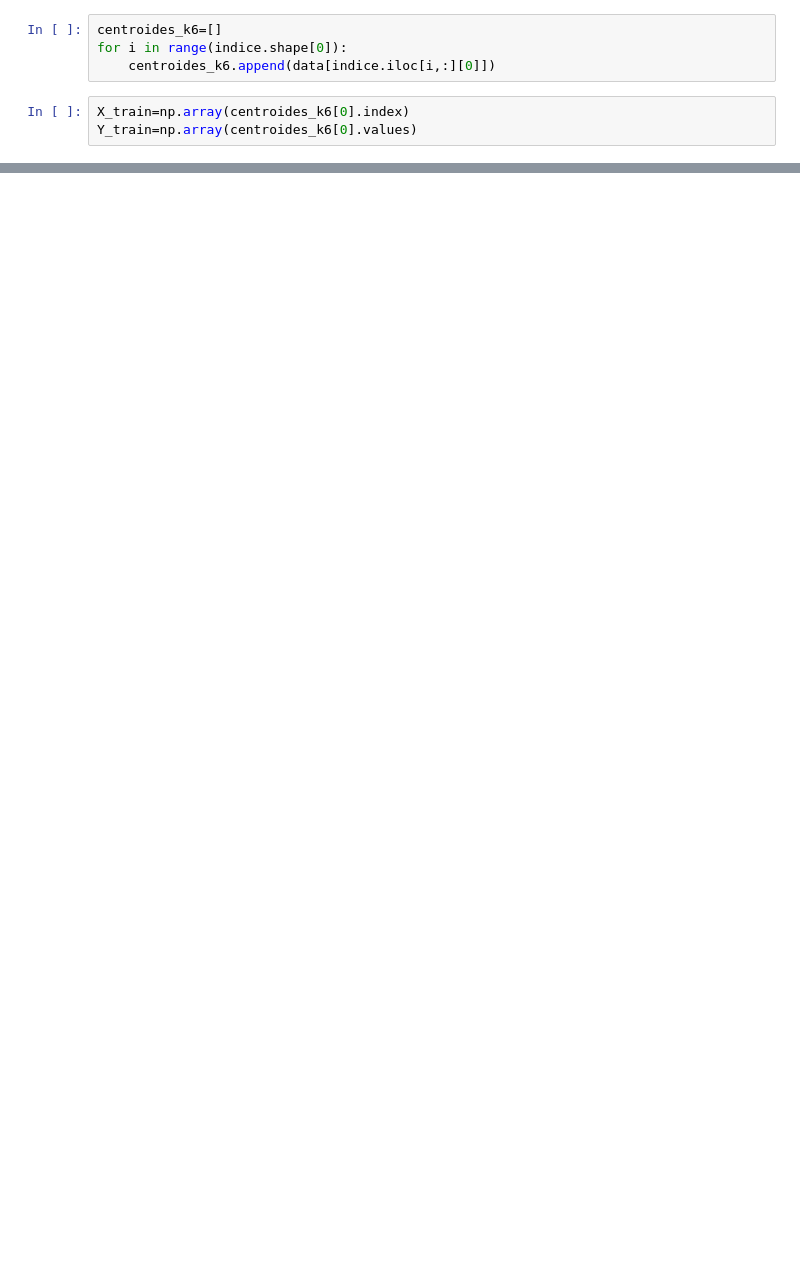
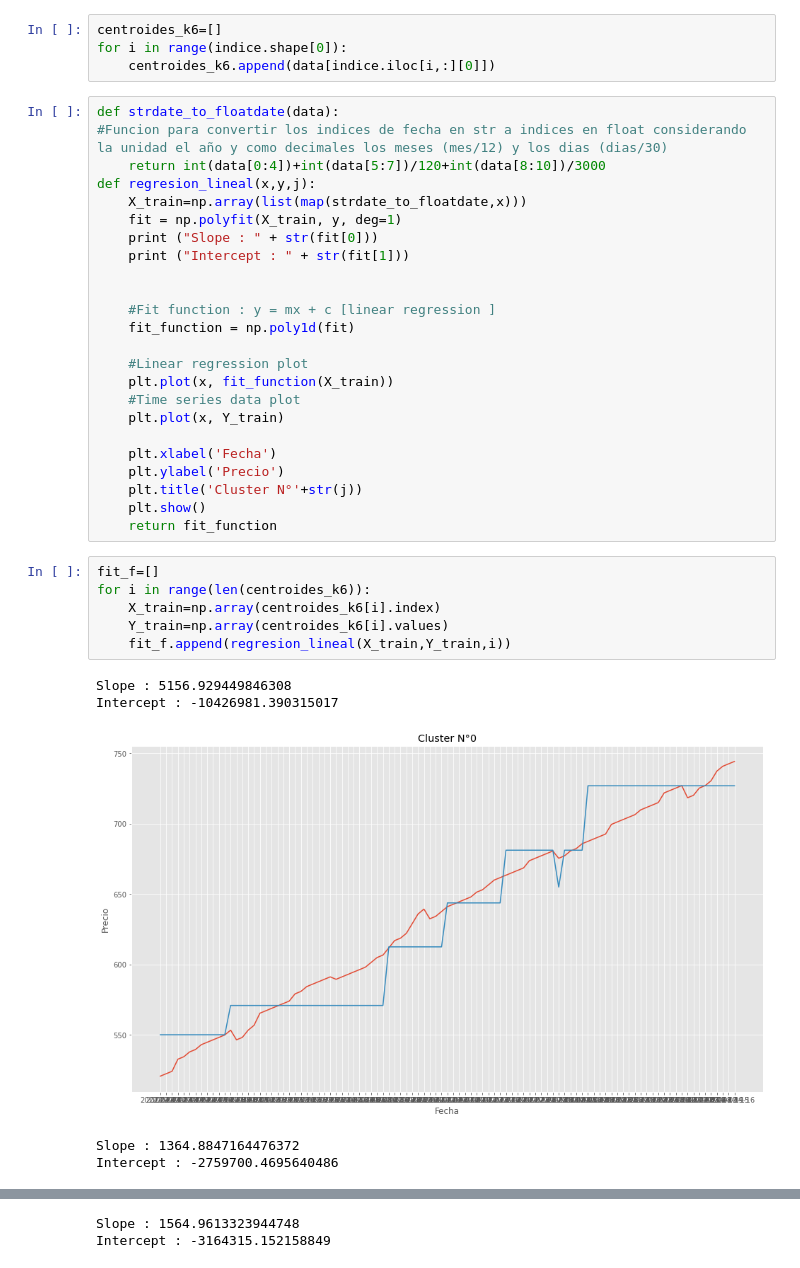
Before and after one commit to arielmeragelman/analisis_volatilidad_precios, a Jupyter notebook: Regresion_lineal_6k.ipynb, the cells around one changed output, grey strips where cells are left out. Drawn from its saved outputs; the diff is of its cells as text; blank space fills up the shorter version.

Commit message:
se inicia la regresion no lineal

```diff
--- a/Regresion_lineal_6k.ipynb
+++ b/Regresion_lineal_6k.ipynb
@@ -38,6 +38,39 @@ indice
 centroides_k6=[]
 for i in range(indice.shape[0]):
     centroides_k6.append(data[indice.iloc[i,:][0]])
+# %%
+def strdate_to_floatdate(data):
+#Funcion para convertir los indices de fecha en str a indices en float considerando la unidad el año y como decimales los meses (mes/12) y los dias (dias/30)
+    return int(data[0:4])+int(data[5:7])/120+int(data[8:10])/3000
+def regresion_lineal(x,y,j):
+    X_train=np.array(list(map(strdate_to_floatdate,x)))
+    fit = np.polyfit(X_train, y, deg=1)
+    print ("Slope : " + str(fit[0]))
+    print ("Intercept : " + str(fit[1]))
+
+
+    #Fit function : y = mx + c [linear regression ]
+    fit_function = np.poly1d(fit)
+
+    #Linear regression plot
+    plt.plot(x, fit_function(X_train))
+    #Time series data plot
+    plt.plot(x, Y_train)
+
+    plt.xlabel('Fecha')
+    plt.ylabel('Precio')
+    plt.title('Cluster N°'+str(j))
+    plt.show()
+    return fit_function
 # %%
-X_train=np.array(centroides_k6[0].index)
-Y_train=np.array(centroides_k6[0].values)
+fit_f=[]
+for i in range(len(centroides_k6)):
+    X_train=np.array(centroides_k6[i].index)
+    Y_train=np.array(centroides_k6[i].values)
+    fit_f.append(regresion_lineal(X_train,Y_train,i))
+# %% [output]
+Slope : 5156.929449846308
+Intercept : -10426981.390315017
+[figure, added]
+Slope : 1364.8847164476372
+Intercept : -2759700.4695640486
@@ -43,0 +78,2 @@ Y_train=np.array(centroides_k6[0].values)
+Slope : 1564.9613323944748
+Intercept : -3164315.152158849
```
Also changed, not shown: parts of 8 cells of this notebook, 1 other file.
